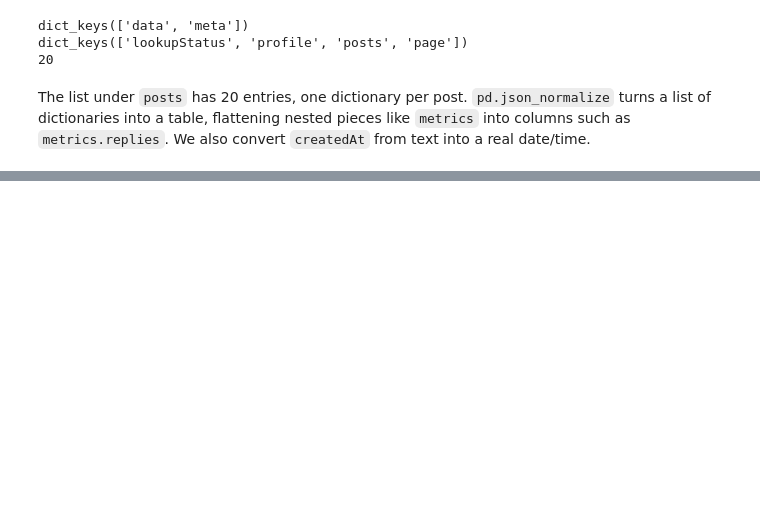
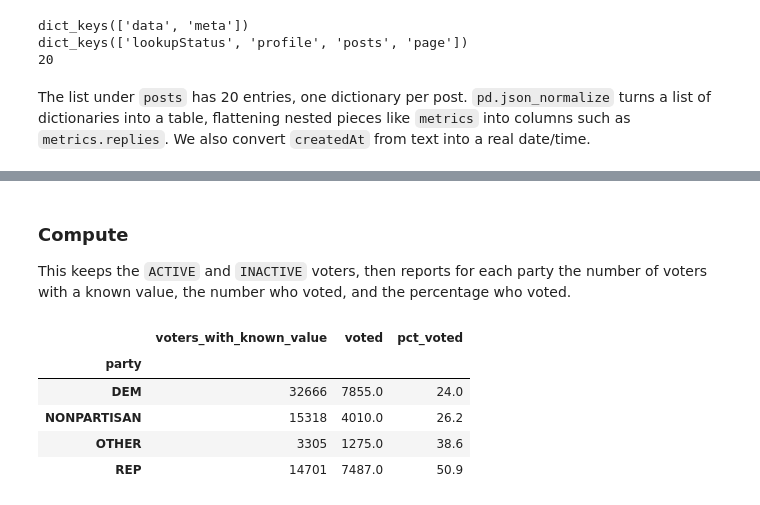
Before and after one commit to MSankanu/2026-Image-and-Sound, a Jupyter notebook: lessons/01-first-look/first-look.ipynb, the cells around one changed output, grey strips where cells are left out. Cells and saved outputs as stored; diff of their text form; code cells hidden in the pictures; blank space fills up the shorter version.

```diff
--- a/lessons/01-first-look/first-look.ipynb
+++ b/lessons/01-first-look/first-look.ipynb
@@ -164,0 +339,18 @@ posts[["createdAt", "text", "metrics.replies", "metrics.reposts", "metrics.favor
+# %% [markdown]
+### Compute
+
+This keeps the `ACTIVE` and `INACTIVE` voters, then reports for each party the number of voters with a known value, the number who voted, and the percentage who voted.
+# %%
+current = voters[voters["status"].isin(["ACTIVE", "INACTIVE"])]
+
+turnout = current.groupby("party")["voted_20221108"].agg(["count", "sum", "mean"])
+turnout.columns = ["voters_with_known_value", "voted", "pct_voted"]
+turnout["pct_voted"] = turnout["pct_voted"] * 100
+turnout.round(1)
+# %% [output]
+|  | voters_with_known_value | voted | pct_voted |
+| party |  |  |  |
+| DEM | 32666 | 7855.0 | 24.0 |
+| NONPARTISAN | 15318 | 4010.0 | 26.2 |
+| OTHER | 3305 | 1275.0 | 38.6 |
+| REP | 14701 | 7487.0 | 50.9 |
```
Also changed, not shown: parts of 31 cells of this notebook.
